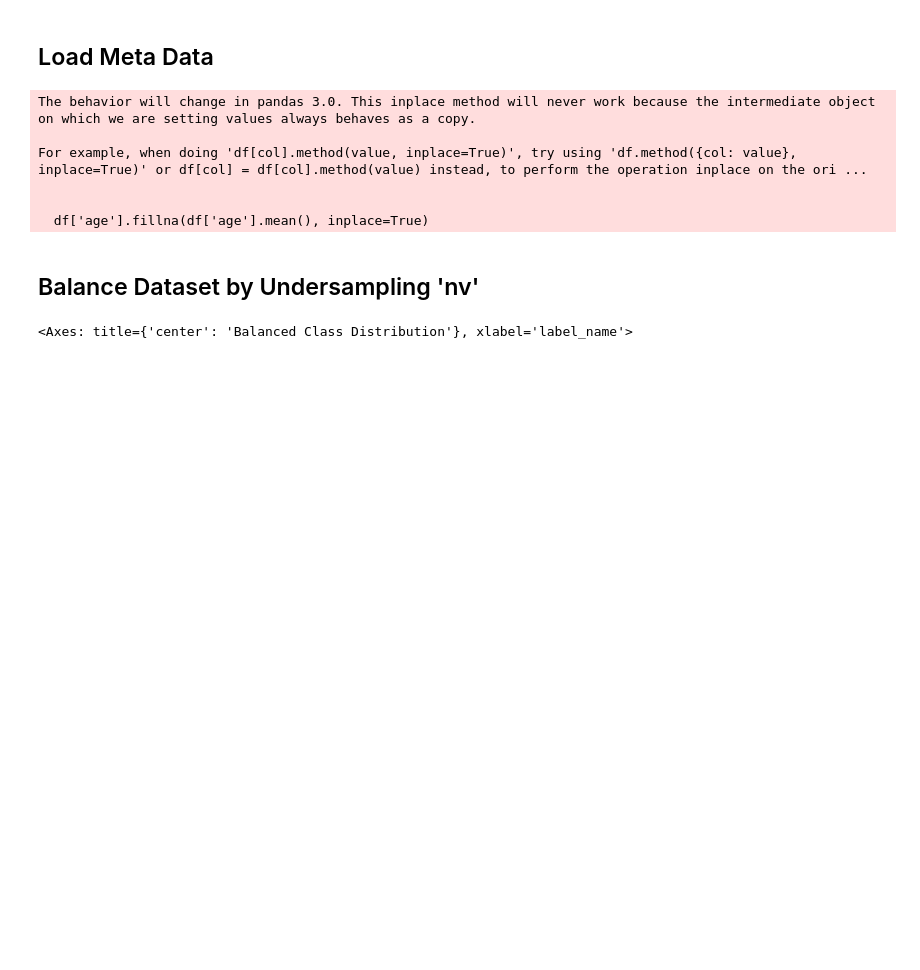
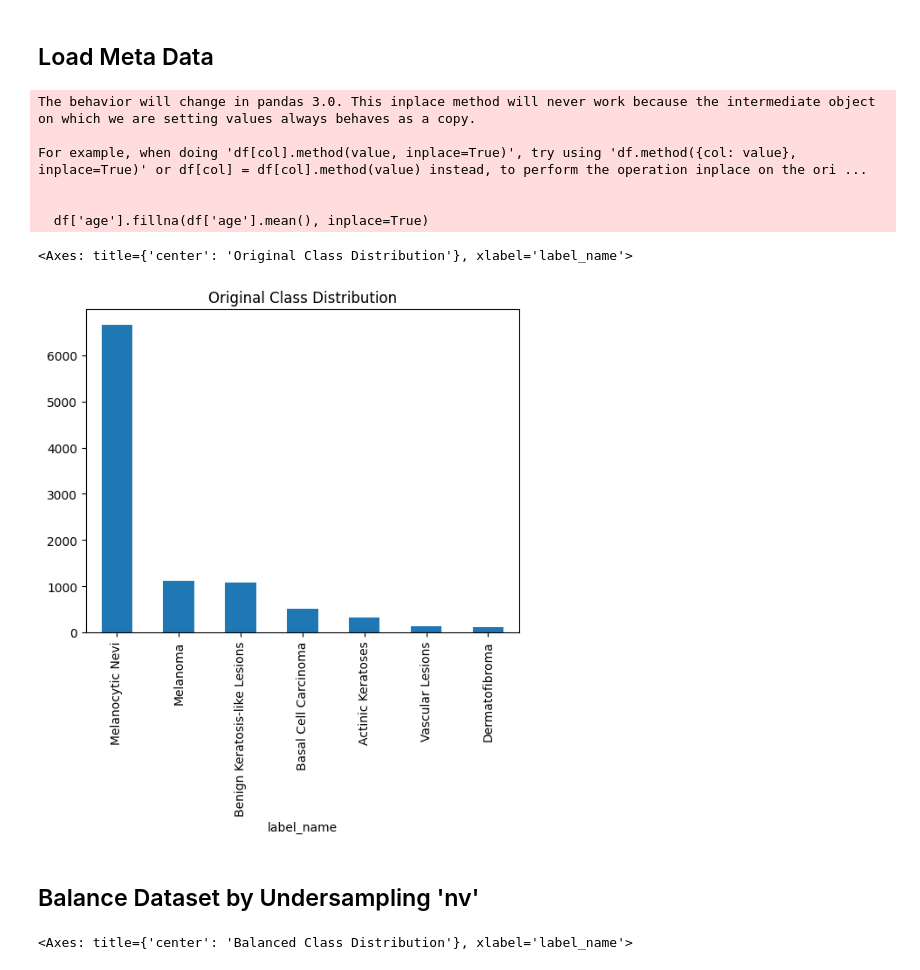
Before and after one commit to JARVIS843/Stroke_Prediction_ML_Project, a Jupyter notebook: SKIN_Neural_Network_Model.ipynb, the cells around one changed output. Cells and saved outputs as stored; diff of their text form; code cells hidden in the pictures; blank space fills up the shorter version.

```diff
--- a/SKIN_Neural_Network_Model.ipynb
+++ b/SKIN_Neural_Network_Model.ipynb
@@ -73,6 +73,11 @@ For example, when doing 'df[col].method(value, inplace=True)', try using 'df.met
 
 
   df['age'].fillna(df['age'].mean(), inplace=True)
+# %%
+df['label_name'].value_counts().plot(kind='bar', title='Original Class Distribution')
+# %% [output]
+<Axes: title={'center': 'Original Class Distribution'}, xlabel='label_name'>
+[figure, added]
 # %% [markdown]
 ## Balance Dataset by Undersampling 'nv'
 # %%
```
Also changed, not shown: parts of 2 cells of this notebook, 8 other files.
